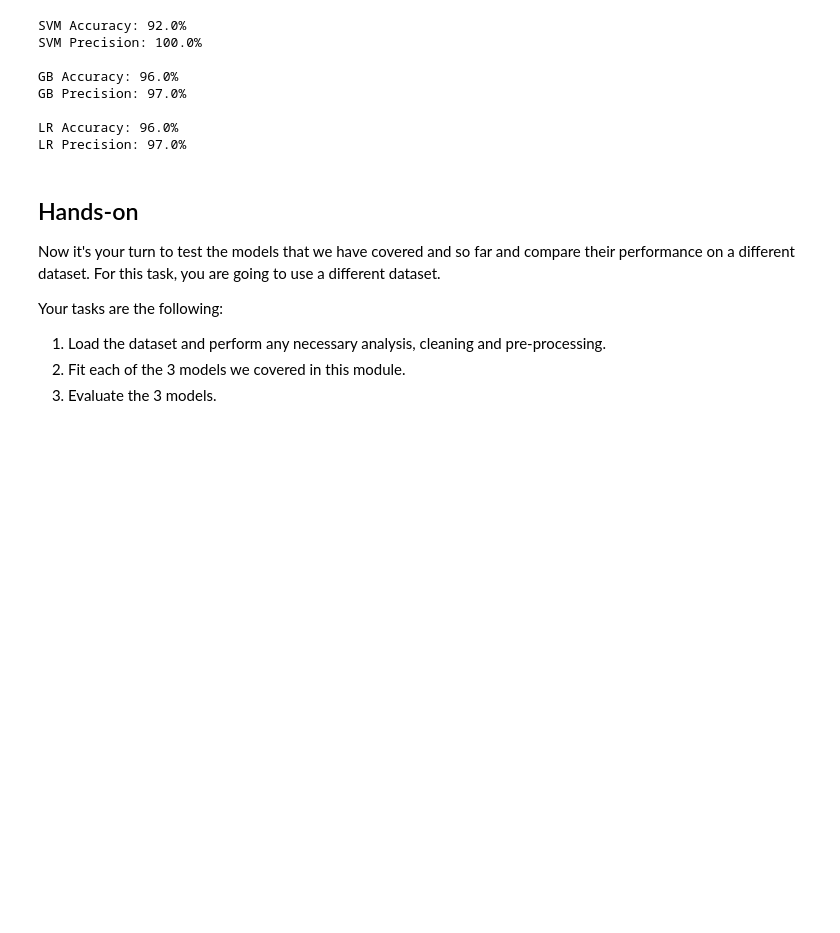
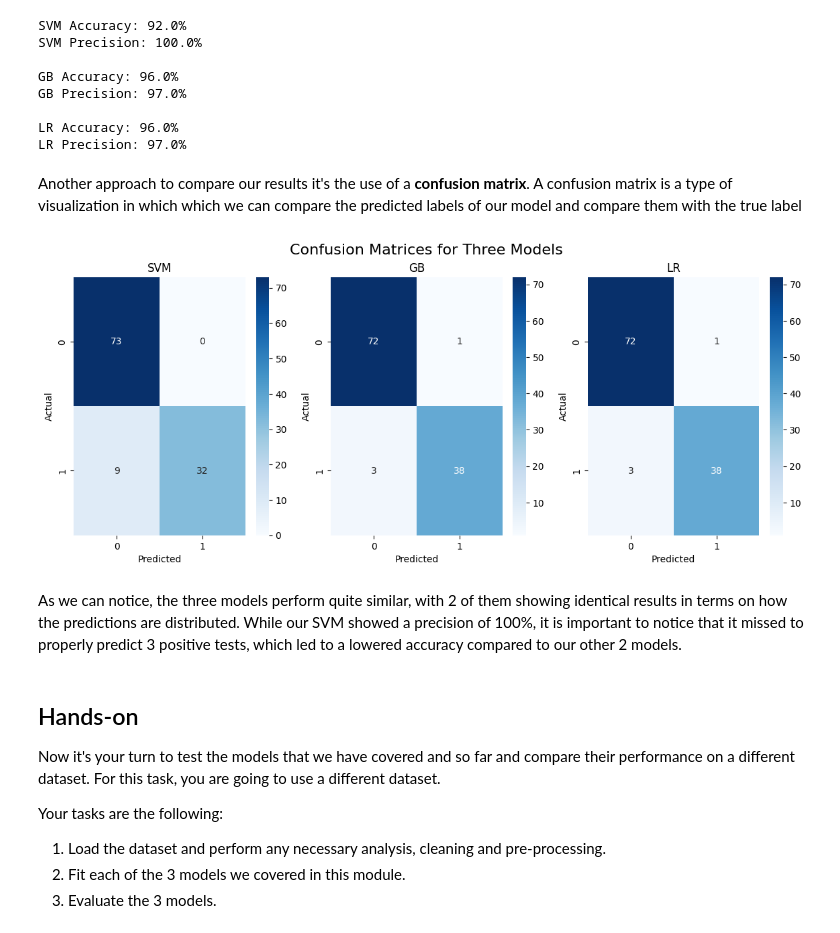
Before and after one commit to pramonettivega/machine_learning_methods, a Jupyter notebook: M1-SupervisedLearning.ipynb, the cells around one changed output. Drawn from its saved outputs; the diff is of its cells as text; code cells hidden in the pictures; blank space fills up the shorter version.

Commit message:
Added confusion matrix

```diff
--- a/M1-SupervisedLearning.ipynb
+++ b/M1-SupervisedLearning.ipynb
@@ -137,6 +134,33 @@ GB Precision: 97.0%
 
 LR Accuracy: 96.0%
 LR Precision: 97.0%
+# %% [markdown]
+Another approach to compare our results it's the use of a **confusion matrix**. A confusion matrix is a type of visualization in which which we can compare the predicted labels of our model and compare them with the true label
+# %%
+from sklearn.metrics import confusion_matrix, ConfusionMatrixDisplay
+import matplotlib.pyplot as plt
+import seaborn as sns
+
+models = ["SVM", "GB", "LR"]
+predicted_labels = [svm_predictions, gb_predictions, lr_predictions]
+true_labels = [y_test, y_test, y_test]
+
+# Create a grid for displaying confusion matrices
+fig, axes = plt.subplots(1, 3, figsize=(14, 5))
+fig.suptitle("Confusion Matrices for Three Models", fontsize=16)
+
+for i, ax in enumerate(axes):
+    cm = confusion_matrix(true_labels[i], predicted_labels[i])
+    sns.heatmap(cm, annot=True, fmt="d", cmap="Blues", ax=ax)
+    ax.set_title(models[i])
+    ax.set_xlabel("Predicted")
+    ax.set_ylabel("Actual")
+
+plt.show()
+# %% [output]
+[figure, added]
+# %% [markdown]
+As we can notice, the three models perform quite similar, with 2 of them showing identical results in terms on how the predictions are distributed. While our SVM showed a precision of 100%, it is important to notice that it missed to properly predict 3 positive tests, which led to a lowered accuracy compared to our other 2 models.
 # %% [markdown]
 ## Hands-on
 
```
Also changed, not shown: parts of 4 cells of this notebook.
